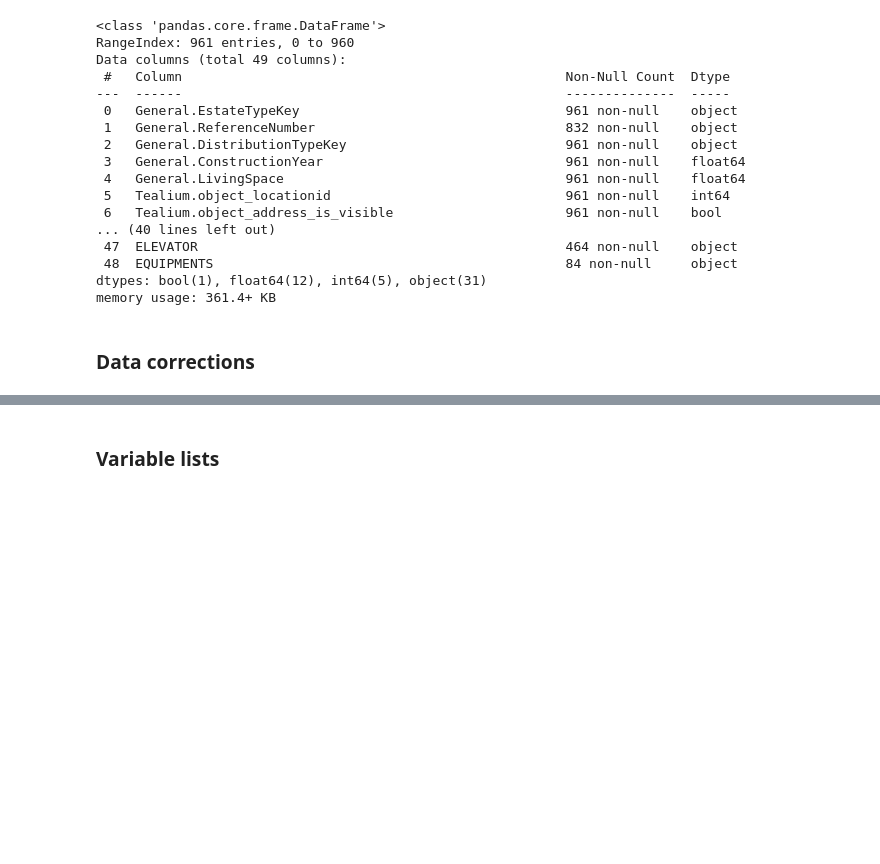
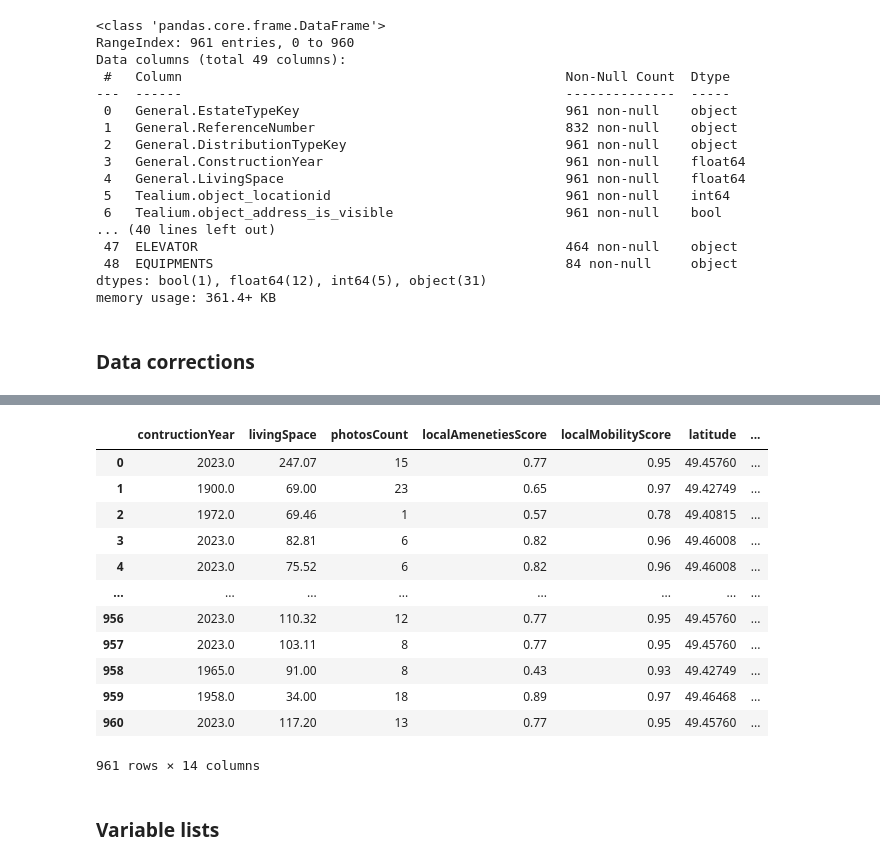
Before and after one commit to hdm-statistik-lpj/project, a Jupyter notebook: notebooks/draft-analysis.ipynb, the cells around one changed output, grey strips where cells are left out. Drawn from its saved outputs; the diff is of its cells as text; code cells hidden in the pictures; blank space fills up the shorter version.

```diff
--- a/notebooks/draft-analysis.ipynb
+++ b/notebooks/draft-analysis.ipynb
@@ -66,3 +103,49 @@ memory usage: 361.4+ KB
+# %%
+equipments = {
+    "möbliert": 1,
+    "teilweise möbliert": 2,
+    "neuwertig": 3,
+    "teilweise möbliert, neuwertig": 4,
+    "möbliert, neuwertig": 5
+}
+df_correct["equipments"] = df_correct["equipments"].fillna(0).replace(equipments)
+# %%
+energyClasses = {
+    "A_PLUS": 1,
+    "A": 2,
+    "B": 3,
+    "C": 4,
+    "D": 5,
+    "E": 6,
+    "F": 7,
+    "G": 8,
+    "H": 9
+}
+df_correct["energyClass"] = df_correct["energyClass"].str \
+    .removeprefix("DE_ENV2014_CLASS_") \
+    .replace(energyClasses)
+# %%
+df_correct["elevator"] = df_correct["elevator"].notnull().astype(int)
+# %%
+df_correct["energyClass"].fillna(value=0, inplace=True)
+df_correct["energyConsumption"].fillna(value=0, inplace=True)
+df_correct["priceCommoncharge"].fillna(value=0, inplace=True)
+# %%
+df_correct
+# %% [output]
+|  | contructionYear | livingSpace | photosCount | localAmenetiesScore | localMobilityScore | latitude | ... |
+| 0 | 2023.0 | 247.07 | 15 | 0.77 | 0.95 | 49.45760 | ... |
+| 1 | 1900.0 | 69.00 | 23 | 0.65 | 0.97 | 49.42749 | ... |
+| 2 | 1972.0 | 69.46 | 1 | 0.57 | 0.78 | 49.40815 | ... |
+| 3 | 2023.0 | 82.81 | 6 | 0.82 | 0.96 | 49.46008 | ... |
+| 4 | 2023.0 | 75.52 | 6 | 0.82 | 0.96 | 49.46008 | ... |
+| ... | ... | ... | ... | ... | ... | ... | ... |
+| 956 | 2023.0 | 110.32 | 12 | 0.77 | 0.95 | 49.45760 | ... |
+| 957 | 2023.0 | 103.11 | 8 | 0.77 | 0.95 | 49.45760 | ... |
+| 958 | 1965.0 | 91.00 | 8 | 0.43 | 0.93 | 49.42749 | ... |
+| 959 | 1958.0 | 34.00 | 18 | 0.89 | 0.97 | 49.46468 | ... |
+| 960 | 2023.0 | 117.20 | 13 | 0.77 | 0.95 | 49.45760 | ... |
+961 rows × 14 columns
 # %% [markdown]
 ### Variable lists
 # %% [markdown]
```
Also changed, not shown: parts of 2 cells of this notebook.
